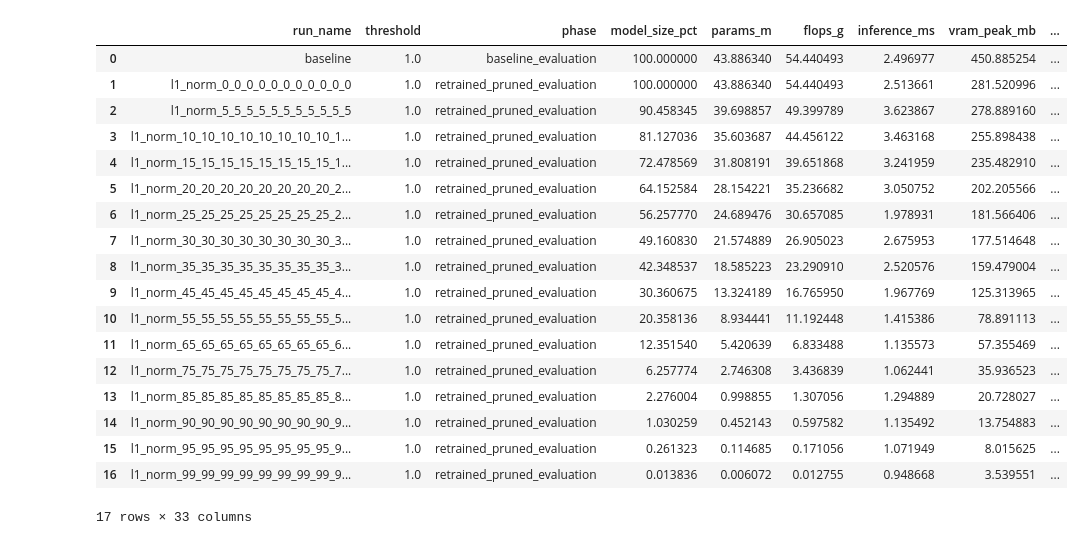
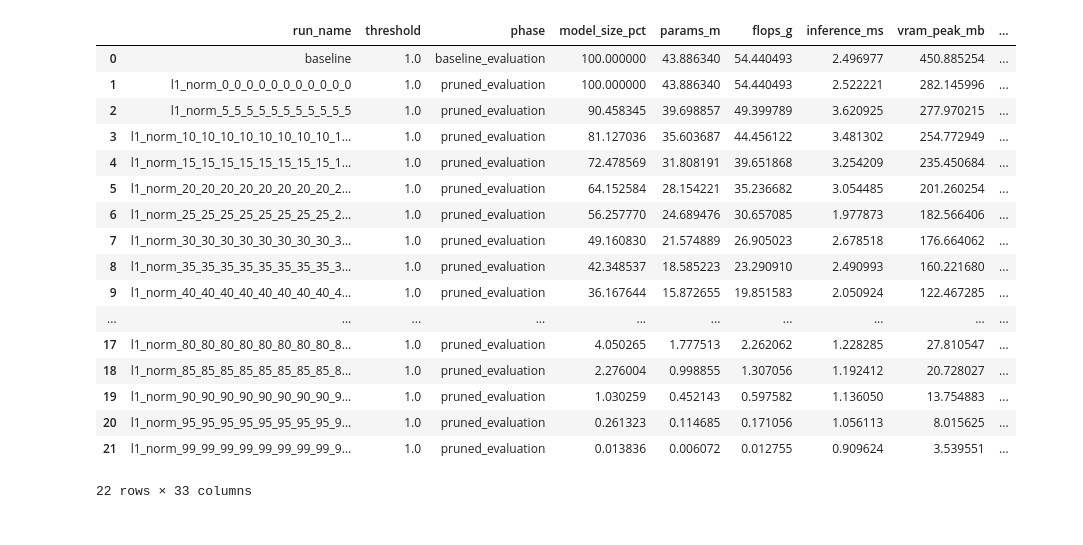
Before and after one commit to TijmenToxopeus/basic_UNet, a Jupyter notebook: src/notebooks/metrics_plots.ipynb, the cells around one changed output. Cells and saved outputs as stored; diff of their text form; code cells hidden in the pictures.

```diff
--- a/src/notebooks/metrics_plots.ipynb
+++ b/src/notebooks/metrics_plots.ipynb
@@ -191,6 +191,7 @@ def _extract_threshold(run_name: str) -> float:
     return float(m.group(1)) / 100.0
 
 
+
 def _flatten_run_summary(d: dict, run_name: str, run_path: str) -> dict:
     """
     Turns your run_summary.json (new schema) into a single flat row.
@@ -240,7 +241,8 @@ def _flatten_run_summary(d: dict, run_name: str, run_path: str) -> dict:
 def load_experiment_eval_df(
     exp_name: str,
     required_substring: str | None = None,
-    pruned_eval_relpath: str = os.path.join("retrained_pruned_evaluation", "run_summary.json"),
+    exclude_substrings: str | list[str] | None = None,
+    pruned_eval_relpath: str = os.path.join("pruned_evaluation", "run_summary.json"),
     baseline_eval_relpath: str = os.path.join("baseline", "evaluation", "run_summary.json"),
     model_name: str = MODEL_NAME,
     results_root: str = RESULTS_ROOT,
@@ -250,8 +252,19 @@ def load_experiment_eval_df(
     - Row 0 = baseline evaluation
     - Following rows = each pruned run under /pruned/*
     Reads new-schema run_summary.json.
+
+    Filters:
+      required_substring: only include pruned folders whose name contains this substring
+      exclude_substrings: comma-separated string or list of substrings to skip
     """
     exp_root = os.path.join(results_root, model_name, exp_name)
+
+    # normalize excludes
+    exclude_list: list[str] = []
+    if isinstance(exclude_substrings, str):
+        exclude_list = [s.strip() for s in exclude_substrings.split(",") if s.strip()]
+    elif exclude_substrings:
+        exclude_list = list(exclude_substrings)
 
     # -------- baseline first --------
     baseline_path = os.path.join(exp_root, baseline_eval_relpath)
@@ -280,6 +293,8 @@ def load_experiment_eval_df(
             continue
 
         if required_substring and required_substring not in run_name:
+            continue
+        if exclude_list and any(excl in run_name for excl in exclude_list):
             continue
 
         metrics_path = os.path.join(run_path, pruned_eval_relpath)
@@ -316,52 +331,55 @@ def load_experiment_eval_df(
         "inference_ms",
         "vram_peak_mb",
         "mean_dice_fg",
         "std_dice_fg",
         "mean_iou_fg",
         "std_iou_fg",
         "seed",
         "device",
         "checkpoint",
         "run_path",
     ]
     df = df[front + [c for c in df.columns if c not in front]]
 
     return df
 
 
 # --------------------------
 # Example usage
 # --------------------------
-EXP_NAME = "exp77_test"
+EXP_NAME = "exp78_test"
 
-df = load_experiment_eval_df(EXP_NAME, required_substring="l1")
+df = load_experiment_eval_df(
+    EXP_NAME,
+    required_substring=None,
+    exclude_substrings=None,  # e.g. "seed1,seed2"
+)
 
 # indices_to_drop = []
 
 # df = df.drop(index=indices_to_drop)
 
 pd.set_option("display.max_rows", None)
 display(df)
 # %% [output]
 |  | run_name | threshold | phase | model_size_pct | params_m | flops_g | inference_ms | vram_peak_mb | ... |
 | 0 | baseline | 1.0 | baseline_evaluation | 100.000000 | 43.886340 | 54.440493 | 2.496977 | 450.885254 | ... |
-| 1 | l1_norm_0_0_0_0_0_0_0_0_0_0_0 | 1.0 | retrained_pruned_evaluation | 100.000000 | 43.886340 | 54.440493 | 2.513661 | 281.520996 | ... |
-| 2 | l1_norm_5_5_5_5_5_5_5_5_5_5_5 | 1.0 | retrained_pruned_evaluation | 90.458345 | 39.698857 | 49.399789 | 3.623867 | 278.889160 | ... |
-| 3 | l1_norm_10_10_10_10_10_10_10_10_1... | 1.0 | retrained_pruned_evaluation | 81.127036 | 35.603687 | 44.456122 | 3.463168 | 255.898438 | ... |
-| 4 | l1_norm_15_15_15_15_15_15_15_15_1... | 1.0 | retrained_pruned_evaluation | 72.478569 | 31.808191 | 39.651868 | 3.241959 | 235.482910 | ... |
-| 5 | l1_norm_20_20_20_20_20_20_20_20_2... | 1.0 | retrained_pruned_evaluation | 64.152584 | 28.154221 | 35.236682 | 3.050752 | 202.205566 | ... |
-| 6 | l1_norm_25_25_25_25_25_25_25_25_2... | 1.0 | retrained_pruned_evaluation | 56.257770 | 24.689476 | 30.657085 | 1.978931 | 181.566406 | ... |
-| 7 | l1_norm_30_30_30_30_30_30_30_30_3... | 1.0 | retrained_pruned_evaluation | 49.160830 | 21.574889 | 26.905023 | 2.675953 | 177.514648 | ... |
-| 8 | l1_norm_35_35_35_35_35_35_35_35_3... | 1.0 | retrained_pruned_evaluation | 42.348537 | 18.585223 | 23.290910 | 2.520576 | 159.479004 | ... |
-| 9 | l1_norm_45_45_45_45_45_45_45_45_4... | 1.0 | retrained_pruned_evaluation | 30.360675 | 13.324189 | 16.765950 | 1.967769 | 125.313965 | ... |
-| 10 | l1_norm_55_55_55_55_55_55_55_55_5... | 1.0 | retrained_pruned_evaluation | 20.358136 | 8.934441 | 11.192448 | 1.415386 | 78.891113 | ... |
-| 11 | l1_norm_65_65_65_65_65_65_65_65_6... | 1.0 | retrained_pruned_evaluation | 12.351540 | 5.420639 | 6.833488 | 1.135573 | 57.355469 | ... |
-| 12 | l1_norm_75_75_75_75_75_75_75_75_7... | 1.0 | retrained_pruned_evaluation | 6.257774 | 2.746308 | 3.436839 | 1.062441 | 35.936523 | ... |
-| 13 | l1_norm_85_85_85_85_85_85_85_85_8... | 1.0 | retrained_pruned_evaluation | 2.276004 | 0.998855 | 1.307056 | 1.294889 | 20.728027 | ... |
-| 14 | l1_norm_90_90_90_90_90_90_90_90_9... | 1.0 | retrained_pruned_evaluation | 1.030259 | 0.452143 | 0.597582 | 1.135492 | 13.754883 | ... |
-| 15 | l1_norm_95_95_95_95_95_95_95_95_9... | 1.0 | retrained_pruned_evaluation | 0.261323 | 0.114685 | 0.171056 | 1.071949 | 8.015625 | ... |
-| 16 | l1_norm_99_99_99_99_99_99_99_99_9... | 1.0 | retrained_pruned_evaluation | 0.013836 | 0.006072 | 0.012755 | 0.948668 | 3.539551 | ... |
+| 1 | l1_norm_0_0_0_0_0_0_0_0_0_0_0 | 1.0 | pruned_evaluation | 100.000000 | 43.886340 | 54.440493 | 2.522221 | 282.145996 | ... |
+| 2 | l1_norm_5_5_5_5_5_5_5_5_5_5_5 | 1.0 | pruned_evaluation | 90.458345 | 39.698857 | 49.399789 | 3.620925 | 277.970215 | ... |
+| 3 | l1_norm_10_10_10_10_10_10_10_10_1... | 1.0 | pruned_evaluation | 81.127036 | 35.603687 | 44.456122 | 3.481302 | 254.772949 | ... |
+| 4 | l1_norm_15_15_15_15_15_15_15_15_1... | 1.0 | pruned_evaluation | 72.478569 | 31.808191 | 39.651868 | 3.254209 | 235.450684 | ... |
+| 5 | l1_norm_20_20_20_20_20_20_20_20_2... | 1.0 | pruned_evaluation | 64.152584 | 28.154221 | 35.236682 | 3.054485 | 201.260254 | ... |
+| 6 | l1_norm_25_25_25_25_25_25_25_25_2... | 1.0 | pruned_evaluation | 56.257770 | 24.689476 | 30.657085 | 1.977873 | 182.566406 | ... |
+| 7 | l1_norm_30_30_30_30_30_30_30_30_3... | 1.0 | pruned_evaluation | 49.160830 | 21.574889 | 26.905023 | 2.678518 | 176.664062 | ... |
+| 8 | l1_norm_35_35_35_35_35_35_35_35_3... | 1.0 | pruned_evaluation | 42.348537 | 18.585223 | 23.290910 | 2.490993 | 160.221680 | ... |
+| 9 | l1_norm_40_40_40_40_40_40_40_40_4... | 1.0 | pruned_evaluation | 36.167644 | 15.872655 | 19.851583 | 2.050924 | 122.467285 | ... |
+| ... | ... | ... | ... | ... | ... | ... | ... | ... | ... |
+| 17 | l1_norm_80_80_80_80_80_80_80_80_8... | 1.0 | pruned_evaluation | 4.050265 | 1.777513 | 2.262062 | 1.228285 | 27.810547 | ... |
+| 18 | l1_norm_85_85_85_85_85_85_85_85_8... | 1.0 | pruned_evaluation | 2.276004 | 0.998855 | 1.307056 | 1.192412 | 20.728027 | ... |
+| 19 | l1_norm_90_90_90_90_90_90_90_90_9... | 1.0 | pruned_evaluation | 1.030259 | 0.452143 | 0.597582 | 1.136050 | 13.754883 | ... |
+| 20 | l1_norm_95_95_95_95_95_95_95_95_9... | 1.0 | pruned_evaluation | 0.261323 | 0.114685 | 0.171056 | 1.056113 | 8.015625 | ... |
+| 21 | l1_norm_99_99_99_99_99_99_99_99_9... | 1.0 | pruned_evaluation | 0.013836 | 0.006072 | 0.012755 | 0.909624 | 3.539551 | ... |
-17 rows × 33 columns
+22 rows × 33 columns
 # %%
 import matplotlib.pyplot as plt
 
```
Also changed, not shown: parts of 2 cells of this notebook, 8 other files.
